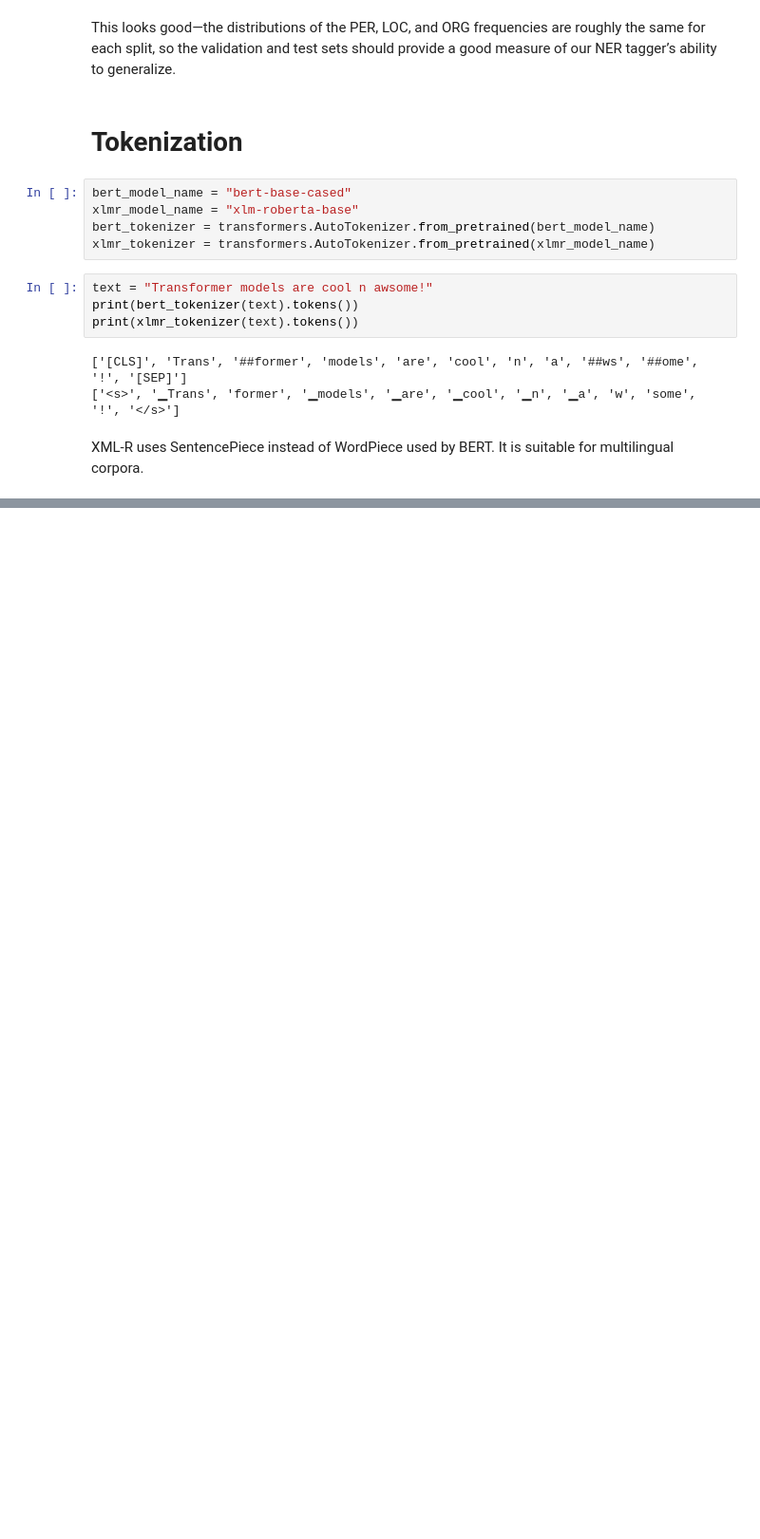
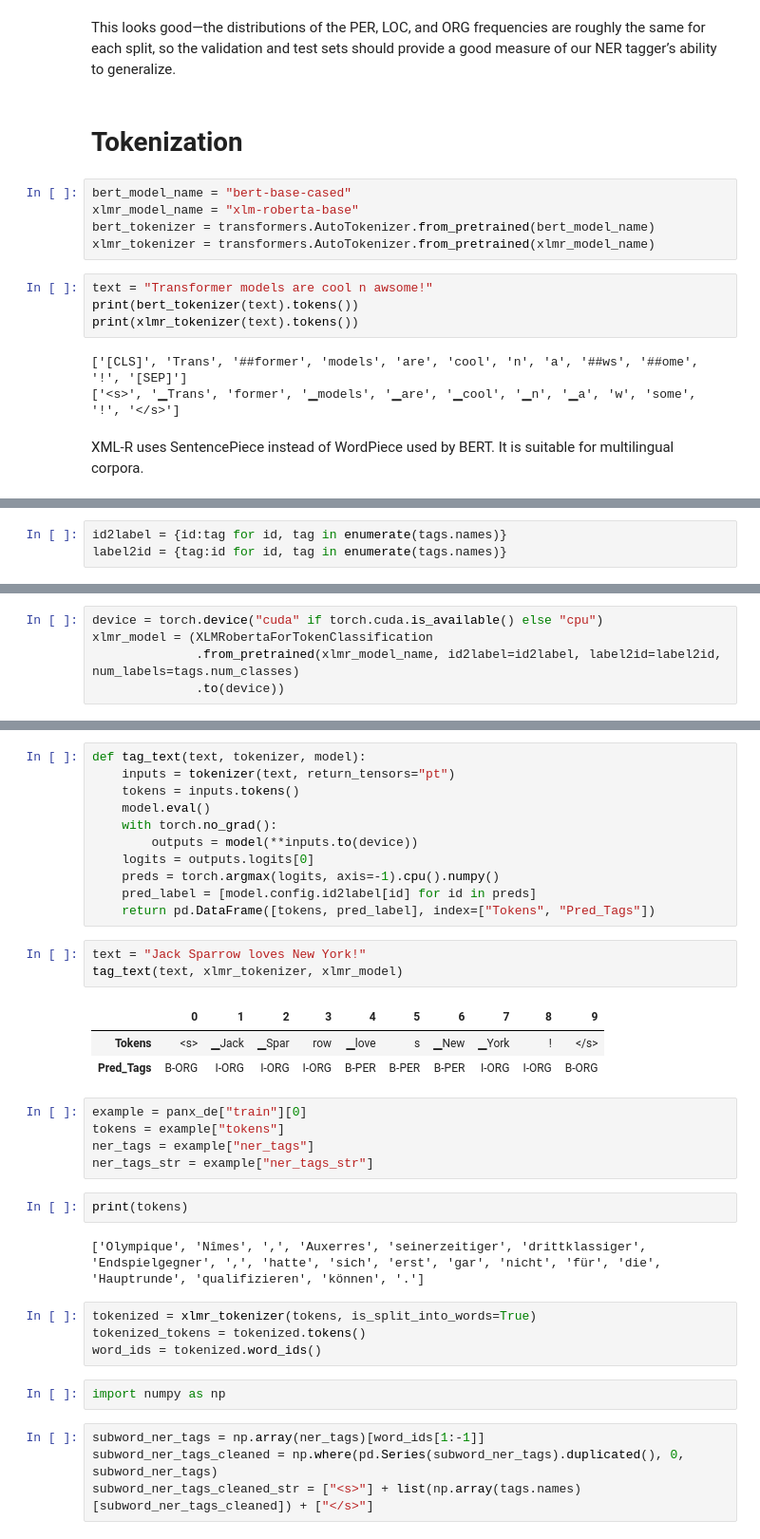
Before and after one commit to Sohaib9920/Transformer_Multilingual_NER, a Jupyter notebook: Transformer_Multilingual_Named_Entity_Recognition.ipynb, the cells around one changed output, grey strips where cells are left out. Shown at 95% size. Cells and saved outputs as stored; diff of their text form; blank space fills up the shorter version.

```diff
--- a/Transformer_Multilingual_Named_Entity_Recognition.ipynb
+++ b/Transformer_Multilingual_Named_Entity_Recognition.ipynb
@@ -136,0 +189,3 @@ XML-R uses SentencePiece instead of WordPiece used by BERT. It is suitable for m
+# %%
+id2label = {id:tag for id, tag in enumerate(tags.names)}
+label2id = {tag:id for id, tag in enumerate(tags.names)}
@@ -136,0 +196,5 @@ XML-R uses SentencePiece instead of WordPiece used by BERT. It is suitable for m
+# %%
+device = torch.device("cuda" if torch.cuda.is_available() else "cpu")
+xlmr_model = (XLMRobertaForTokenClassification
+              .from_pretrained(xlmr_model_name, id2label=id2label, label2id=label2id, num_labels=tags.num_classes)
+              .to(device))
@@ -136,0 +224,37 @@ XML-R uses SentencePiece instead of WordPiece used by BERT. It is suitable for m
+# %%
+def tag_text(text, tokenizer, model):
+    inputs = tokenizer(text, return_tensors="pt")
+    tokens = inputs.tokens()
+    model.eval()
+    with torch.no_grad():
+        outputs = model(**inputs.to(device))
+    logits = outputs.logits[0]
+    preds = torch.argmax(logits, axis=-1).cpu().numpy()
+    pred_label = [model.config.id2label[id] for id in preds]
+    return pd.DataFrame([tokens, pred_label], index=["Tokens", "Pred_Tags"])
+# %%
+text = "Jack Sparrow loves New York!"
+tag_text(text, xlmr_tokenizer, xlmr_model)
+# %% [output]
+|  | 0 | 1 | 2 | 3 | 4 | 5 | 6 | 7 | 8 | 9 |
+| Tokens | <s> | ▁Jack | ▁Spar | row | ▁love | s | ▁New | ▁York | ! | </s> |
+| Pred_Tags | B-ORG | I-ORG | I-ORG | I-ORG | B-PER | B-PER | B-PER | I-ORG | I-ORG | B-ORG |
+# %%
+example = panx_de["train"][0]
+tokens = example["tokens"]
+ner_tags = example["ner_tags"]
+ner_tags_str = example["ner_tags_str"]
+# %%
+print(tokens)
+# %% [output]
+['Olympique', 'Nîmes', ',', 'Auxerres', 'seinerzeitiger', 'drittklassiger', 'Endspielgegner', ',', 'hatte', 'sich', 'erst', 'gar', 'nicht', 'für', 'die', 'Hauptrunde', 'qualifizieren', 'können', '.']
+# %%
+tokenized = xlmr_tokenizer(tokens, is_split_into_words=True)
+tokenized_tokens = tokenized.tokens()
+word_ids = tokenized.word_ids()
+# %%
+import numpy as np
+# %%
+subword_ner_tags = np.array(ner_tags)[word_ids[1:-1]]
+subword_ner_tags_cleaned = np.where(pd.Series(subword_ner_tags).duplicated(), 0, subword_ner_tags)
+subword_ner_tags_cleaned_str = ["<s>"] + list(np.array(tags.names)[subword_ner_tags_cleaned]) + ["</s>"]
```
Also changed, not shown: parts of 10 cells of this notebook.
